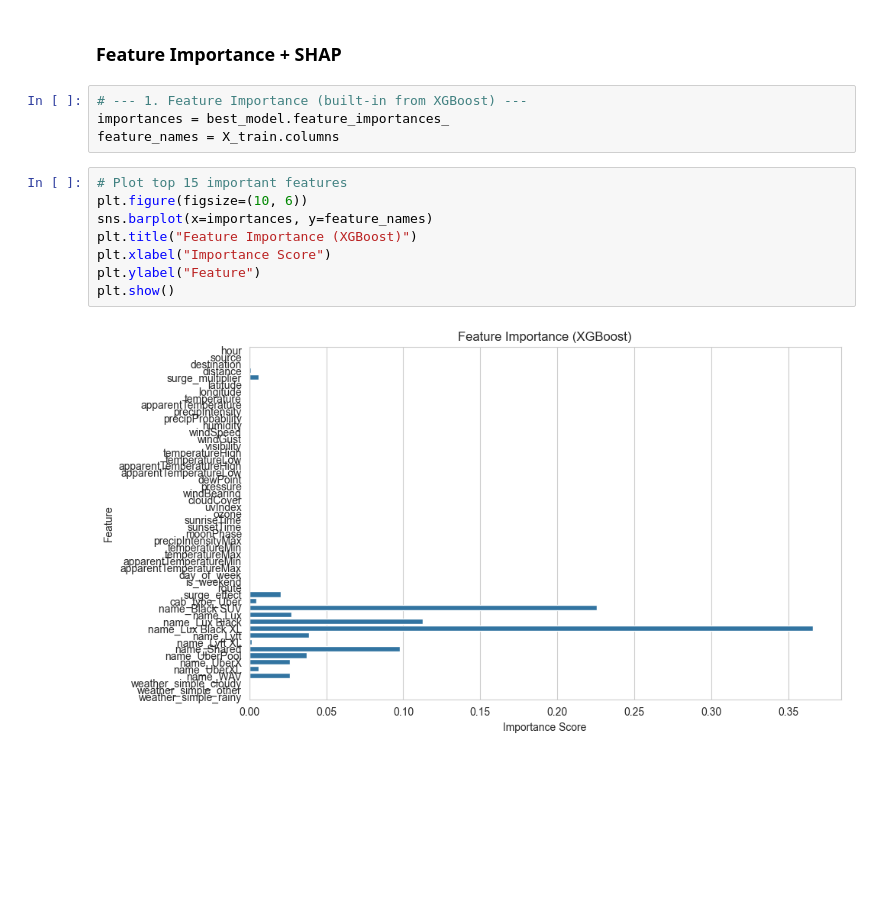
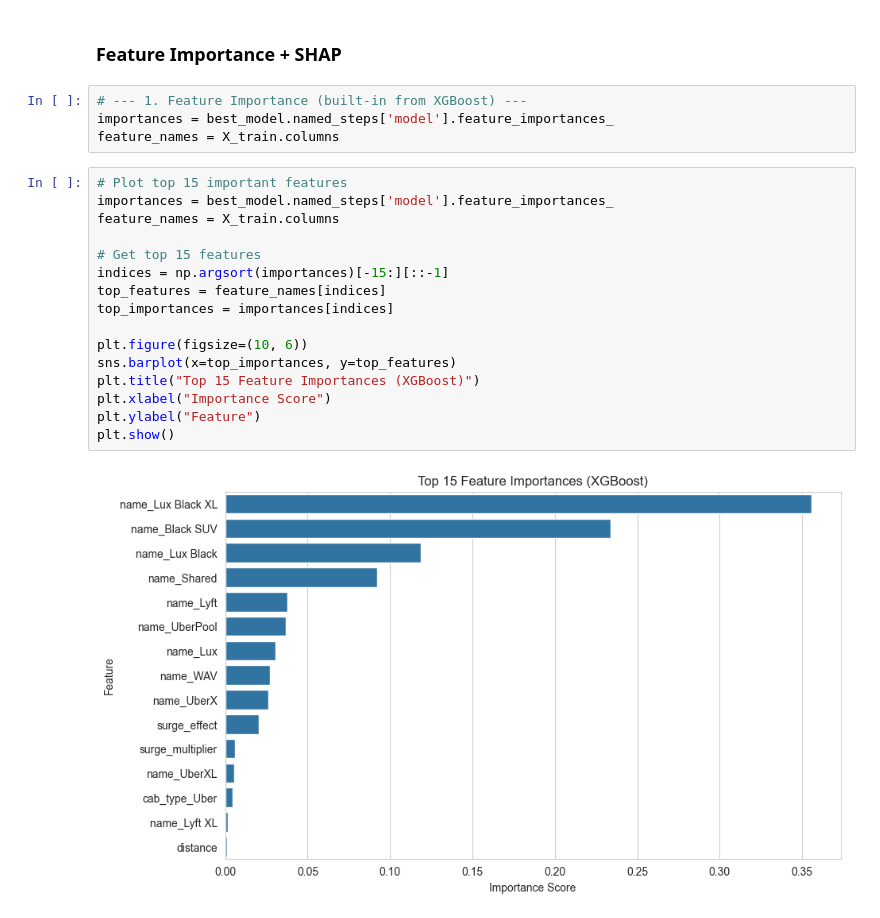
Before and after one commit to JonathanAmponsahBoadu/Uber_ride_price_prediction-with-XGBOOST, a Jupyter notebook: project.ipynb, the cells around one changed output. Saved outputs shown, nothing was run; the diff lists cells and outputs as text; blank space fills up the shorter version.

```diff
--- a/project.ipynb
+++ b/project.ipynb
@@ -389,18 +417,26 @@ Tuned Model R²: 0.97
 ### Feature Importance + SHAP
 # %%
 # --- 1. Feature Importance (built-in from XGBoost) ---
-importances = best_model.feature_importances_
+importances = best_model.named_steps['model'].feature_importances_
 feature_names = X_train.columns
 # %%
 # Plot top 15 important features
+importances = best_model.named_steps['model'].feature_importances_
+feature_names = X_train.columns
+
+# Get top 15 features
+indices = np.argsort(importances)[-15:][::-1]
+top_features = feature_names[indices]
+top_importances = importances[indices]
+
 plt.figure(figsize=(10, 6))
-sns.barplot(x=importances, y=feature_names)
-plt.title("Feature Importance (XGBoost)")
+sns.barplot(x=top_importances, y=top_features)
+plt.title("Top 15 Feature Importances (XGBoost)")
 plt.xlabel("Importance Score")
 plt.ylabel("Feature")
 plt.show()
 # %% [output]
-[figure, old version]
+[figure, new version]
 # %%
 # Ensure numeric dtype for SHAP
 X_train_float = X_train.astype(float)
```
Also changed, not shown: parts of 10 cells of this notebook, 2 other files.
